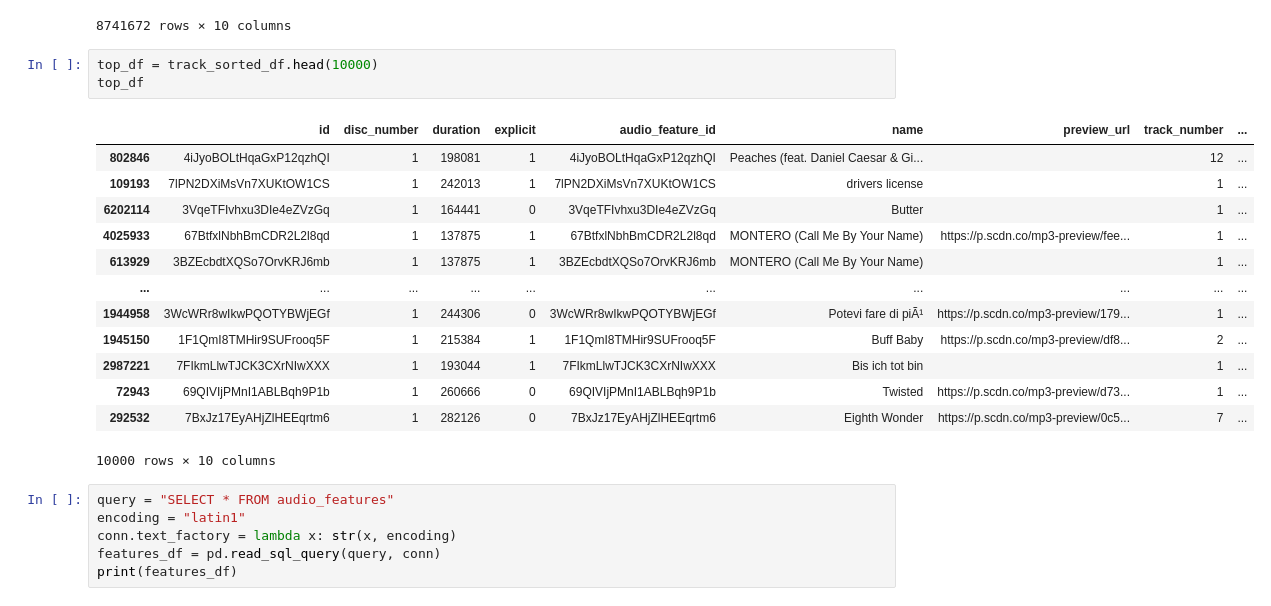
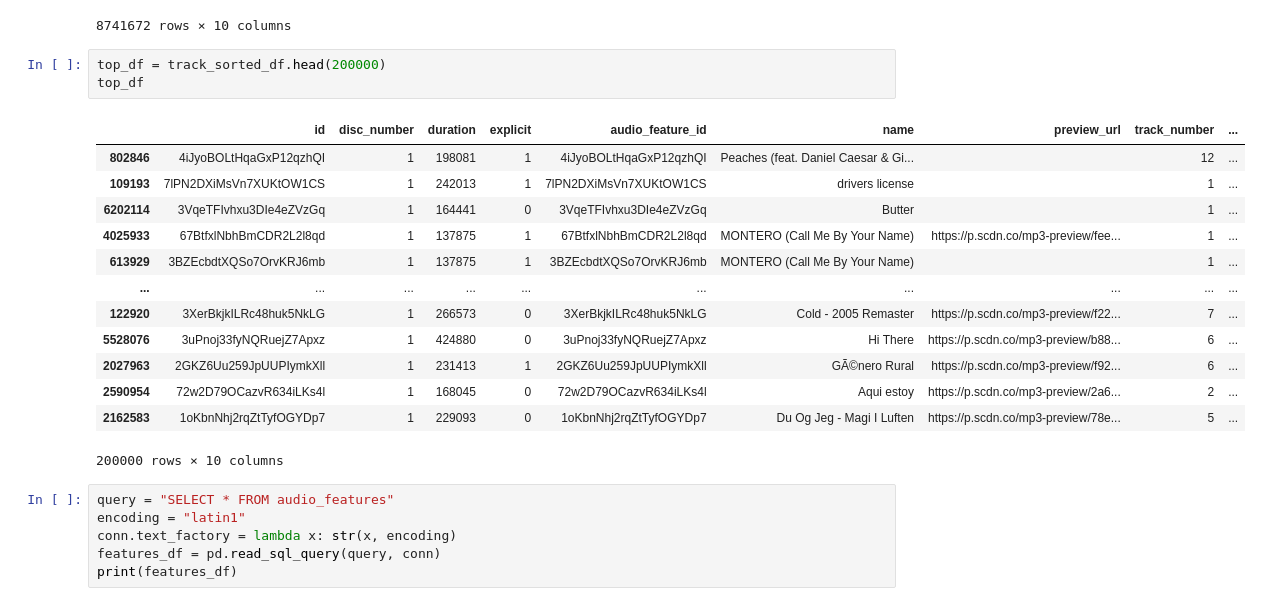
Before and after one commit to octoclonius/Data-Science-Project, a Jupyter notebook: create_dataframe.ipynb, the cells around one changed output. Cells and saved outputs as stored; diff of their text form.

```diff
--- a/create_dataframe.ipynb
+++ b/create_dataframe.ipynb
@@ -72,22 +72,22 @@ track_sorted_df
 | 0 | 1dizvxctg9dHEyaYTFufVi | 1 | 275893 | 1 | 1dizvxctg9dHEyaYTFufVi | Gz And Hustlas (feat. Nancy Fletc... |  | 12 | ... |
 8741672 rows × 10 columns
 # %%
-top_df = track_sorted_df.head(10000)
+top_df = track_sorted_df.head(200000)
 top_df
 # %% [output]
 |  | id | disc_number | duration | explicit | audio_feature_id | name | preview_url | track_number | ... |
 | 802846 | 4iJyoBOLtHqaGxP12qzhQI | 1 | 198081 | 1 | 4iJyoBOLtHqaGxP12qzhQI | Peaches (feat. Daniel Caesar & Gi... |  | 12 | ... |
 | 109193 | 7lPN2DXiMsVn7XUKtOW1CS | 1 | 242013 | 1 | 7lPN2DXiMsVn7XUKtOW1CS | drivers license |  | 1 | ... |
 | 6202114 | 3VqeTFIvhxu3DIe4eZVzGq | 1 | 164441 | 0 | 3VqeTFIvhxu3DIe4eZVzGq | Butter |  | 1 | ... |
 | 4025933 | 67BtfxlNbhBmCDR2L2l8qd | 1 | 137875 | 1 | 67BtfxlNbhBmCDR2L2l8qd | MONTERO (Call Me By Your Name) | https://p.scdn.co/mp3-preview/fee... | 1 | ... |
 | 613929 | 3BZEcbdtXQSo7OrvKRJ6mb | 1 | 137875 | 1 | 3BZEcbdtXQSo7OrvKRJ6mb | MONTERO (Call Me By Your Name) |  | 1 | ... |
 | ... | ... | ... | ... | ... | ... | ... | ... | ... | ... |
-| 1944958 | 3WcWRr8wIkwPQOTYBWjEGf | 1 | 244306 | 0 | 3WcWRr8wIkwPQOTYBWjEGf | Potevi fare di piÃ¹ | https://p.scdn.co/mp3-preview/179... | 1 | ... |
-| 1945150 | 1F1QmI8TMHir9SUFrooq5F | 1 | 215384 | 1 | 1F1QmI8TMHir9SUFrooq5F | Buff Baby | https://p.scdn.co/mp3-preview/df8... | 2 | ... |
-| 2987221 | 7FIkmLlwTJCK3CXrNIwXXX | 1 | 193044 | 1 | 7FIkmLlwTJCK3CXrNIwXXX | Bis ich tot bin |  | 1 | ... |
-| 72943 | 69QIVIjPMnI1ABLBqh9P1b | 1 | 260666 | 0 | 69QIVIjPMnI1ABLBqh9P1b | Twisted | https://p.scdn.co/mp3-preview/d73... | 1 | ... |
-| 292532 | 7BxJz17EyAHjZlHEEqrtm6 | 1 | 282126 | 0 | 7BxJz17EyAHjZlHEEqrtm6 | Eighth Wonder | https://p.scdn.co/mp3-preview/0c5... | 7 | ... |
+| 122920 | 3XerBkjkILRc48huk5NkLG | 1 | 266573 | 0 | 3XerBkjkILRc48huk5NkLG | Cold - 2005 Remaster | https://p.scdn.co/mp3-preview/f22... | 7 | ... |
+| 5528076 | 3uPnoj33fyNQRuejZ7Apxz | 1 | 424880 | 0 | 3uPnoj33fyNQRuejZ7Apxz | Hi There | https://p.scdn.co/mp3-preview/b88... | 6 | ... |
+| 2027963 | 2GKZ6Uu259JpUUPIymkXll | 1 | 231413 | 1 | 2GKZ6Uu259JpUUPIymkXll | GÃ©nero Rural | https://p.scdn.co/mp3-preview/f92... | 6 | ... |
+| 2590954 | 72w2D79OCazvR634iLKs4l | 1 | 168045 | 0 | 72w2D79OCazvR634iLKs4l | Aqui estoy | https://p.scdn.co/mp3-preview/2a6... | 2 | ... |
+| 2162583 | 1oKbnNhj2rqZtTyfOGYDp7 | 1 | 229093 | 0 | 1oKbnNhj2rqZtTyfOGYDp7 | Du Og Jeg - Magi I Luften | https://p.scdn.co/mp3-preview/78e... | 5 | ... |
-10000 rows × 10 columns
+200000 rows × 10 columns
 # %%
 query = "SELECT * FROM audio_features"
 encoding = "latin1"
```
Also changed, not shown: parts of 4 cells of this notebook, 3 other files.
